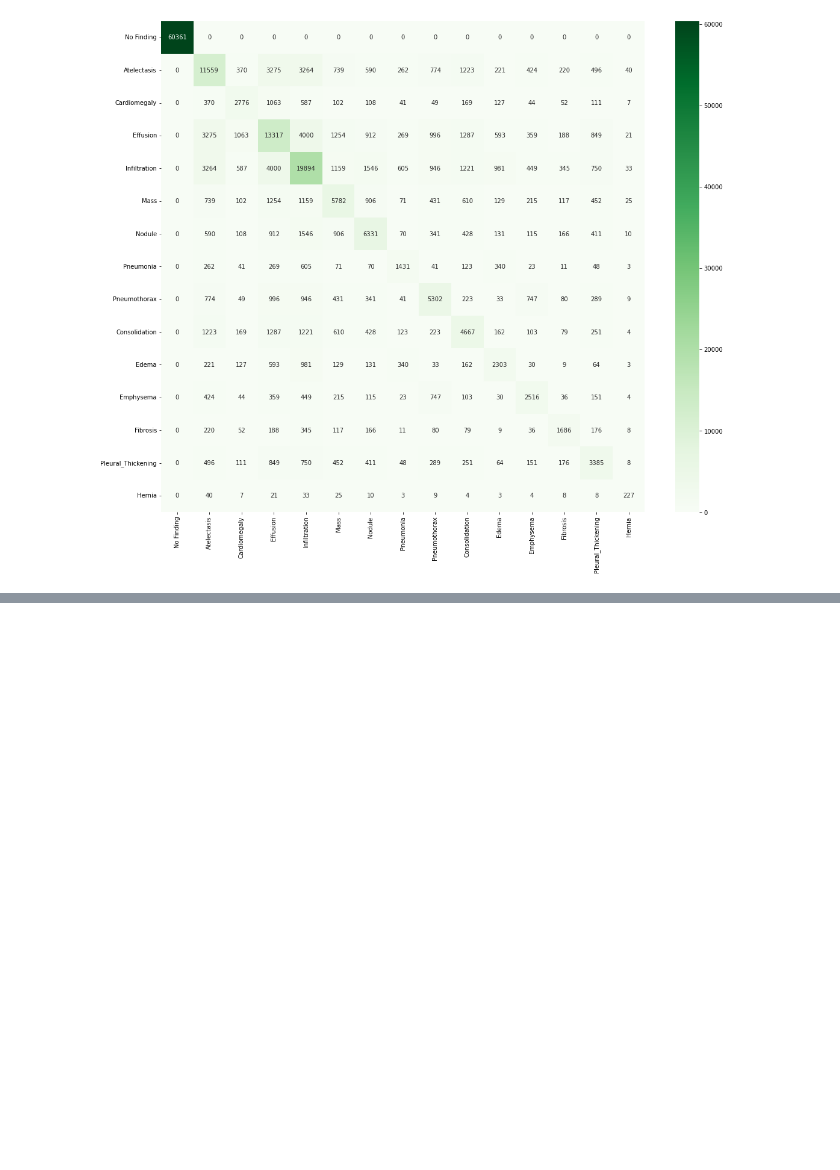
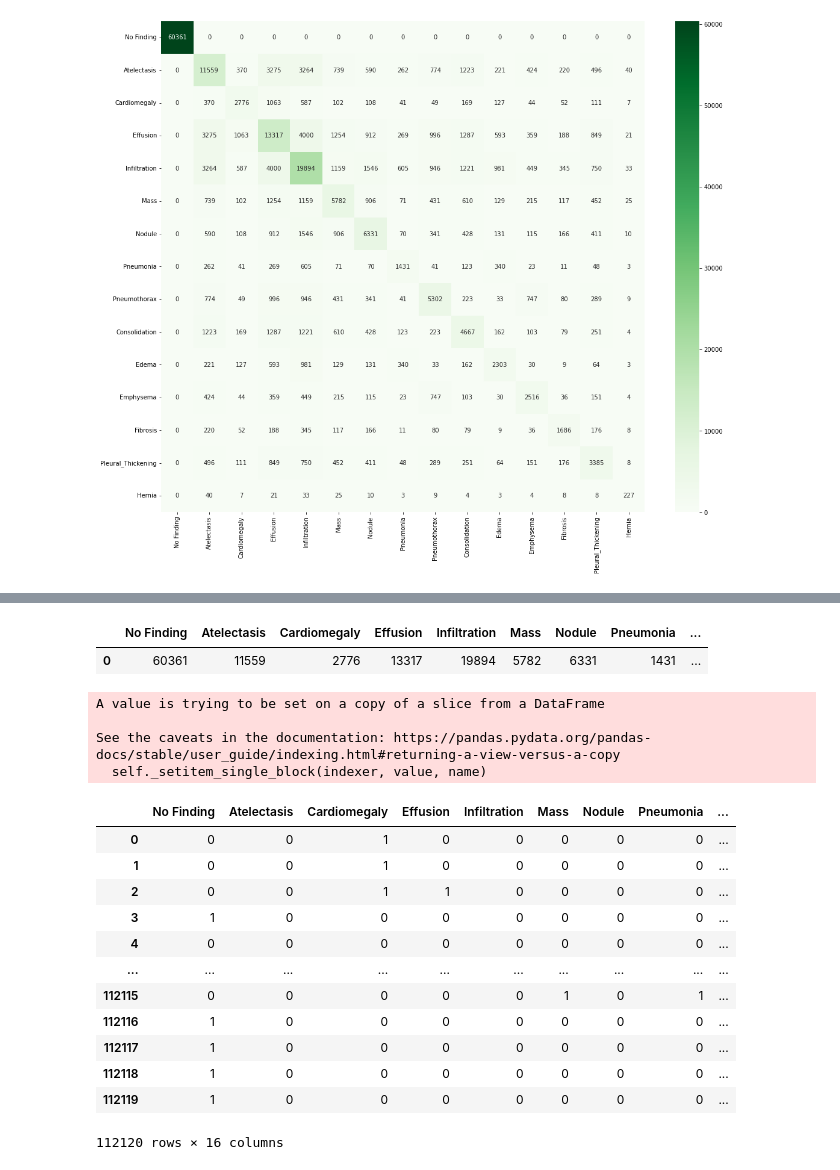
Before and after one commit to chonsawat/ChestXray-14, a Jupyter notebook: EDA.ipynb, the cells around one changed output, grey strips where cells are left out. Drawn from its saved outputs; the diff is of its cells as text; code cells hidden in the pictures; blank space fills up the shorter version.

```diff
--- a/EDA.ipynb
+++ b/EDA.ipynb
@@ -95,0 +77,41 @@ plt.show();
+# %%
+count_class = {}
+for each_class in df.columns :
+    #print(each_class)
+    df_new = df[each_class].value_counts()
+    count_class[df_new.name] = [df_new[1]]
+pd.DataFrame(count_class)
+# %% [output]
+|  | No Finding | Atelectasis | Cardiomegaly | Effusion | Infiltration | Mass | Nodule | Pneumonia | ... |
+| 0 | 60361 | 11559 | 2776 | 13317 | 19894 | 5782 | 6331 | 1431 | ... |
+# %%
+df_columns = df.columns
+# %%
+df_tmp = df.copy()
+# %%
+df_tmp['classes'] = None
+# %%
+for idx in range(len(df_tmp)):
+    df_tmp['classes'].iloc[idx] = ", ".join(df_columns[df.iloc[idx] == 1])
+    #print(idx)
+# %% [output]
+A value is trying to be set on a copy of a slice from a DataFrame
+
+See the caveats in the documentation: https://pandas.pydata.org/pandas-docs/stable/user_guide/indexing.html#returning-a-view-versus-a-copy
+  self._setitem_single_block(indexer, value, name)
+# %%
+df_tmp
+# %% [output]
+|  | No Finding | Atelectasis | Cardiomegaly | Effusion | Infiltration | Mass | Nodule | Pneumonia | ... |
+| 0 | 0 | 0 | 1 | 0 | 0 | 0 | 0 | 0 | ... |
+| 1 | 0 | 0 | 1 | 0 | 0 | 0 | 0 | 0 | ... |
+| 2 | 0 | 0 | 1 | 1 | 0 | 0 | 0 | 0 | ... |
+| 3 | 1 | 0 | 0 | 0 | 0 | 0 | 0 | 0 | ... |
+| 4 | 0 | 0 | 0 | 0 | 0 | 0 | 0 | 0 | ... |
+| ... | ... | ... | ... | ... | ... | ... | ... | ... | ... |
+| 112115 | 0 | 0 | 0 | 0 | 0 | 1 | 0 | 1 | ... |
+| 112116 | 1 | 0 | 0 | 0 | 0 | 0 | 0 | 0 | ... |
+| 112117 | 1 | 0 | 0 | 0 | 0 | 0 | 0 | 0 | ... |
+| 112118 | 1 | 0 | 0 | 0 | 0 | 0 | 0 | 0 | ... |
+| 112119 | 1 | 0 | 0 | 0 | 0 | 0 | 0 | 0 | ... |
+112120 rows × 16 columns
```
Also changed, not shown: parts of 3 cells of this notebook.
